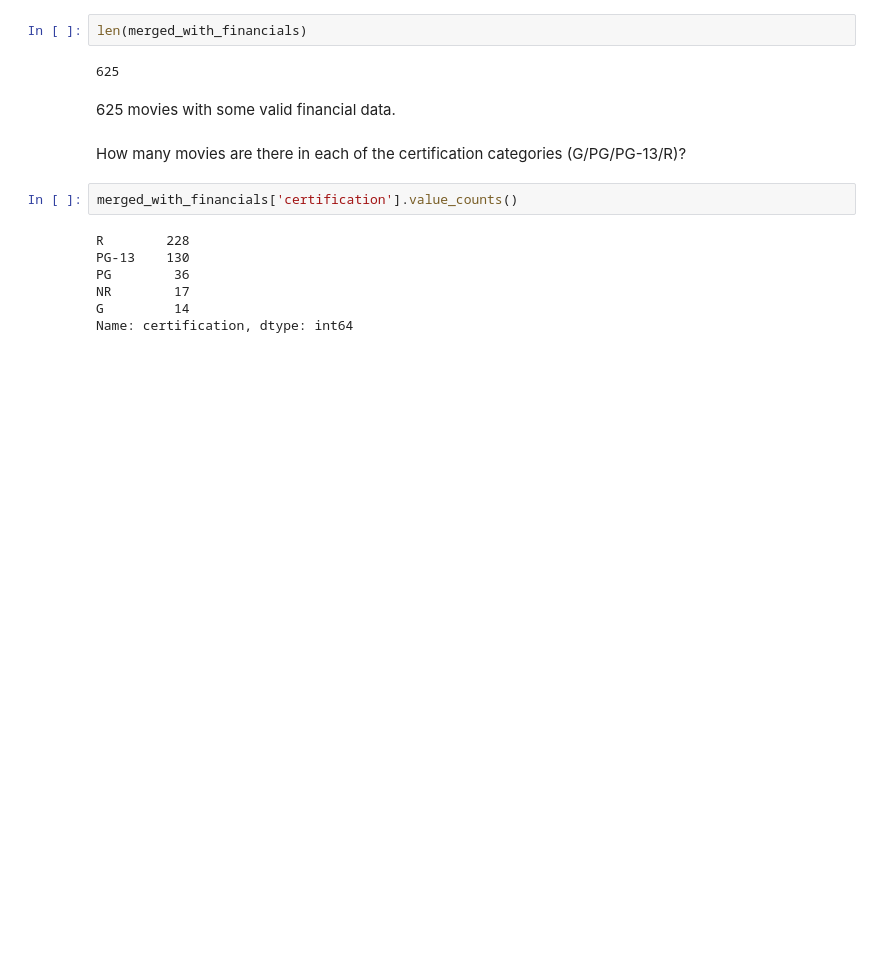
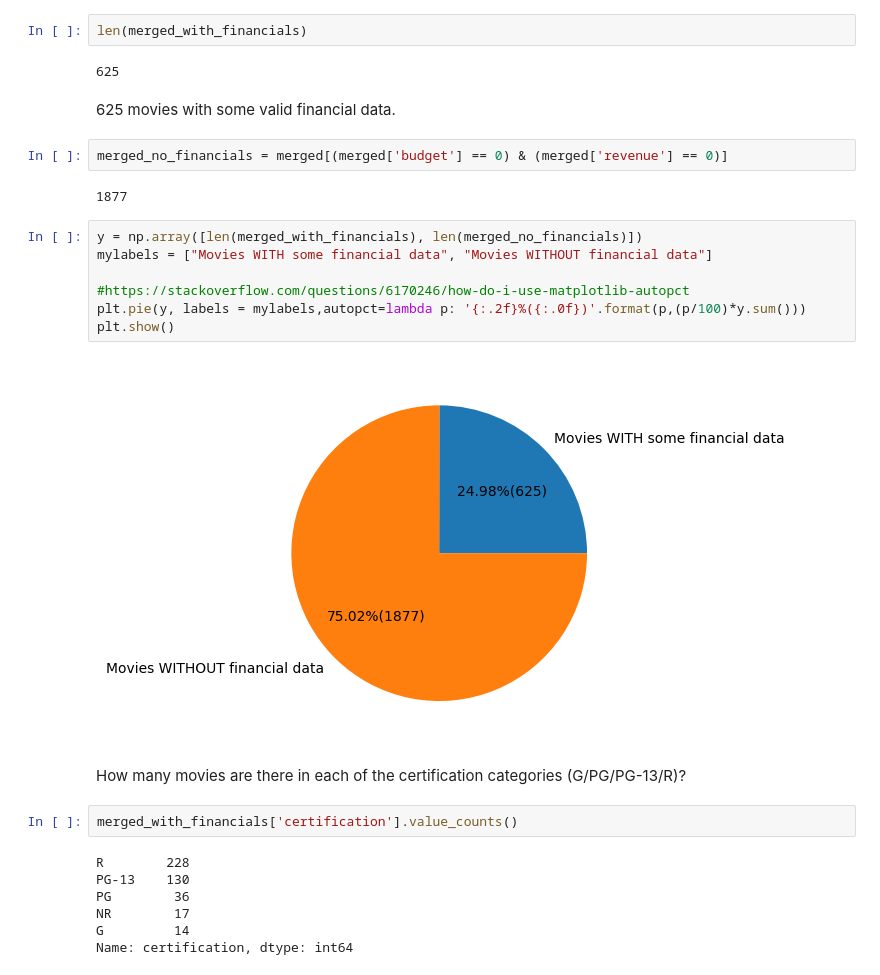
Before and after one commit to Richard-Shimada/Movie-Revenue-and-Ratings, a Jupyter notebook: Project 3 - Part 2 (EDA).ipynb, the cells around one changed output. Drawn from its saved outputs; the diff is of its cells as text; blank space fills up the shorter version.

```diff
--- a/Project 3 - Part 2 (EDA).ipynb
+++ b/Project 3 - Part 2 (EDA).ipynb
@@ -113,6 +114,19 @@ len(merged_with_financials)
 625
 # %% [markdown]
 625 movies with some valid financial data.
+# %%
+merged_no_financials = merged[(merged['budget'] == 0) & (merged['revenue'] == 0)]
+# %% [output]
+1877
+# %%
+y = np.array([len(merged_with_financials), len(merged_no_financials)])
+mylabels = ["Movies WITH some financial data", "Movies WITHOUT financial data"]
+
+#https://stackoverflow.com/questions/6170246/how-do-i-use-matplotlib-autopct
+plt.pie(y, labels = mylabels,autopct=lambda p: '{:.2f}%({:.0f})'.format(p,(p/100)*y.sum()))
+plt.show()
+# %% [output]
+[figure, added]
 # %% [markdown]
 How many movies are there in each of the certification categories (G/PG/PG-13/R)?
 # %%
```
Also changed, not shown: parts of 1 cell of this notebook, 1 other file.
